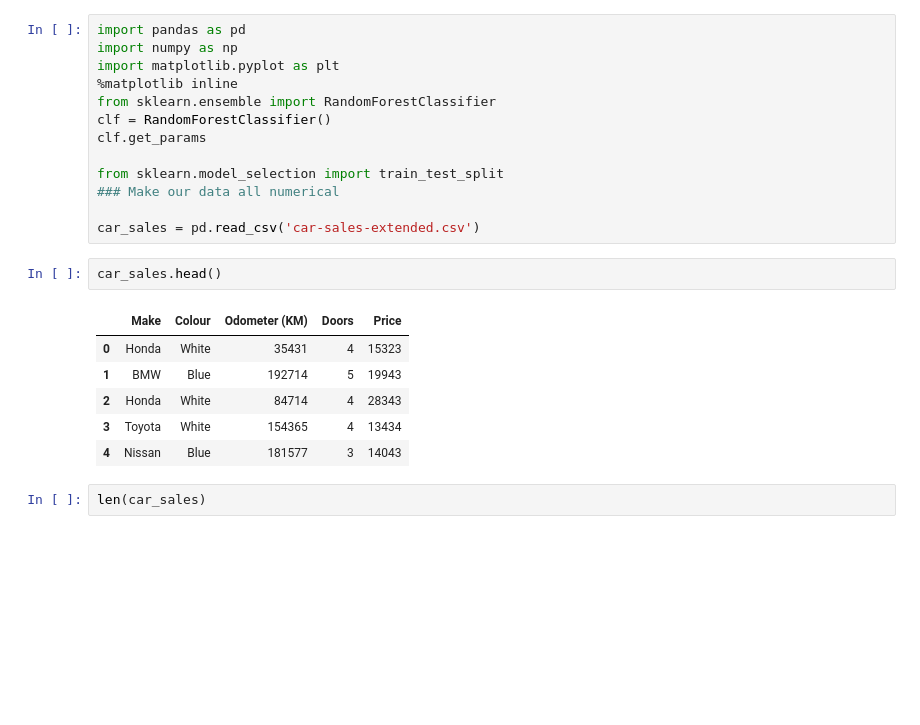
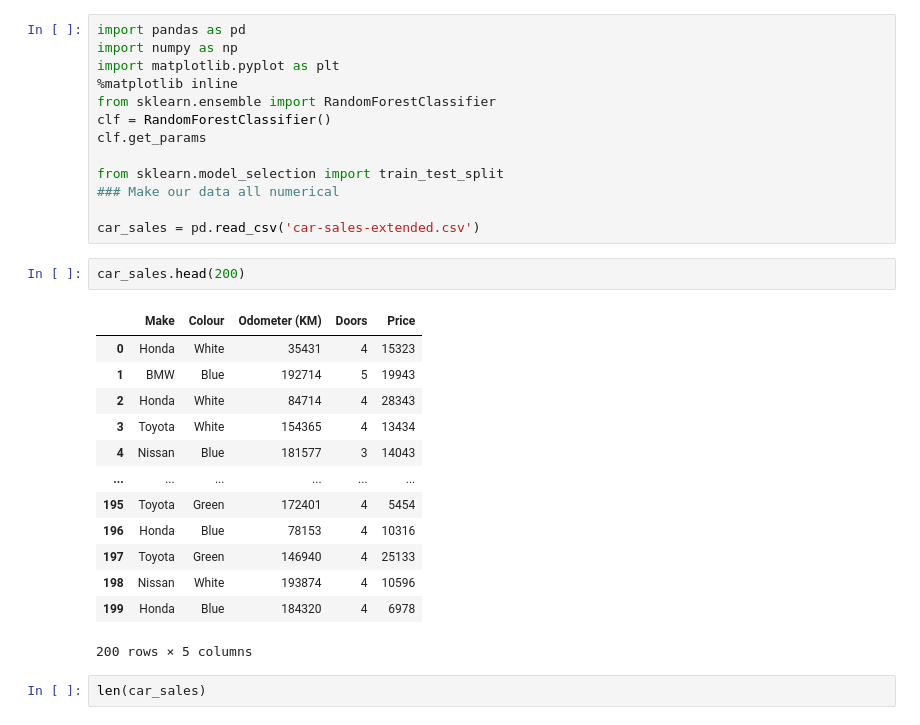
Before and after one commit to GKPSingh/M3D7, a Jupyter notebook: Learning Scikit_Learn.ipynb, the cells around one changed output. Drawn from its saved outputs; the diff is of its cells as text; blank space fills up the shorter version.

```diff
--- a/Learning Scikit_Learn.ipynb
+++ b/Learning Scikit_Learn.ipynb
@@ -12,14 +12,21 @@ from sklearn.model_selection import train_test_split
 
 car_sales = pd.read_csv('car-sales-extended.csv')
 # %%
-car_sales.head()
+car_sales.head(200)
 # %% [output]
 |  | Make | Colour | Odometer (KM) | Doors | Price |
 | 0 | Honda | White | 35431 | 4 | 15323 |
 | 1 | BMW | Blue | 192714 | 5 | 19943 |
 | 2 | Honda | White | 84714 | 4 | 28343 |
 | 3 | Toyota | White | 154365 | 4 | 13434 |
 | 4 | Nissan | Blue | 181577 | 3 | 14043 |
+| ... | ... | ... | ... | ... | ... |
+| 195 | Toyota | Green | 172401 | 4 | 5454 |
+| 196 | Honda | Blue | 78153 | 4 | 10316 |
+| 197 | Toyota | Green | 146940 | 4 | 25133 |
+| 198 | Nissan | White | 193874 | 4 | 10596 |
+| 199 | Honda | Blue | 184320 | 4 | 6978 |
+200 rows × 5 columns
 # %%
 len(car_sales)
 # %% [output]
```
Also changed, not shown: parts of 21 cells of this notebook.
